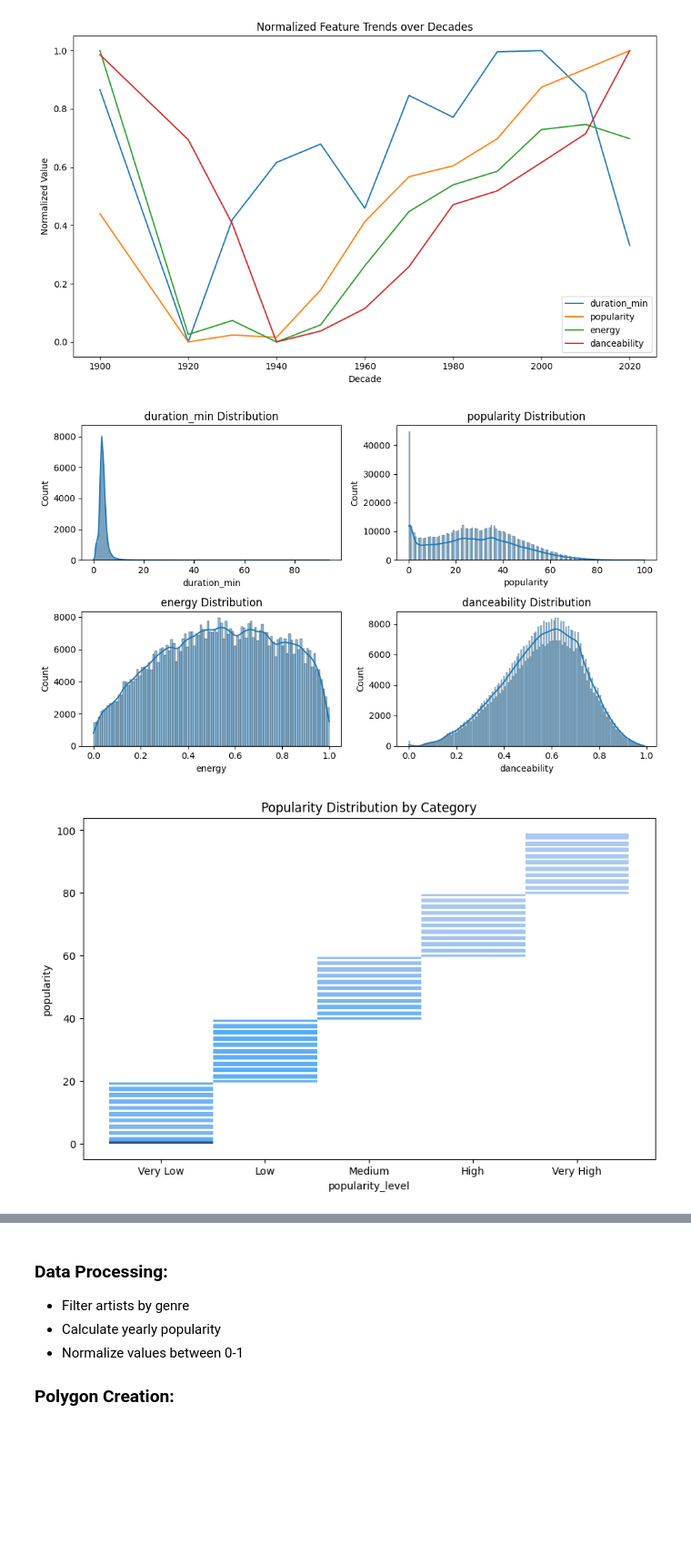
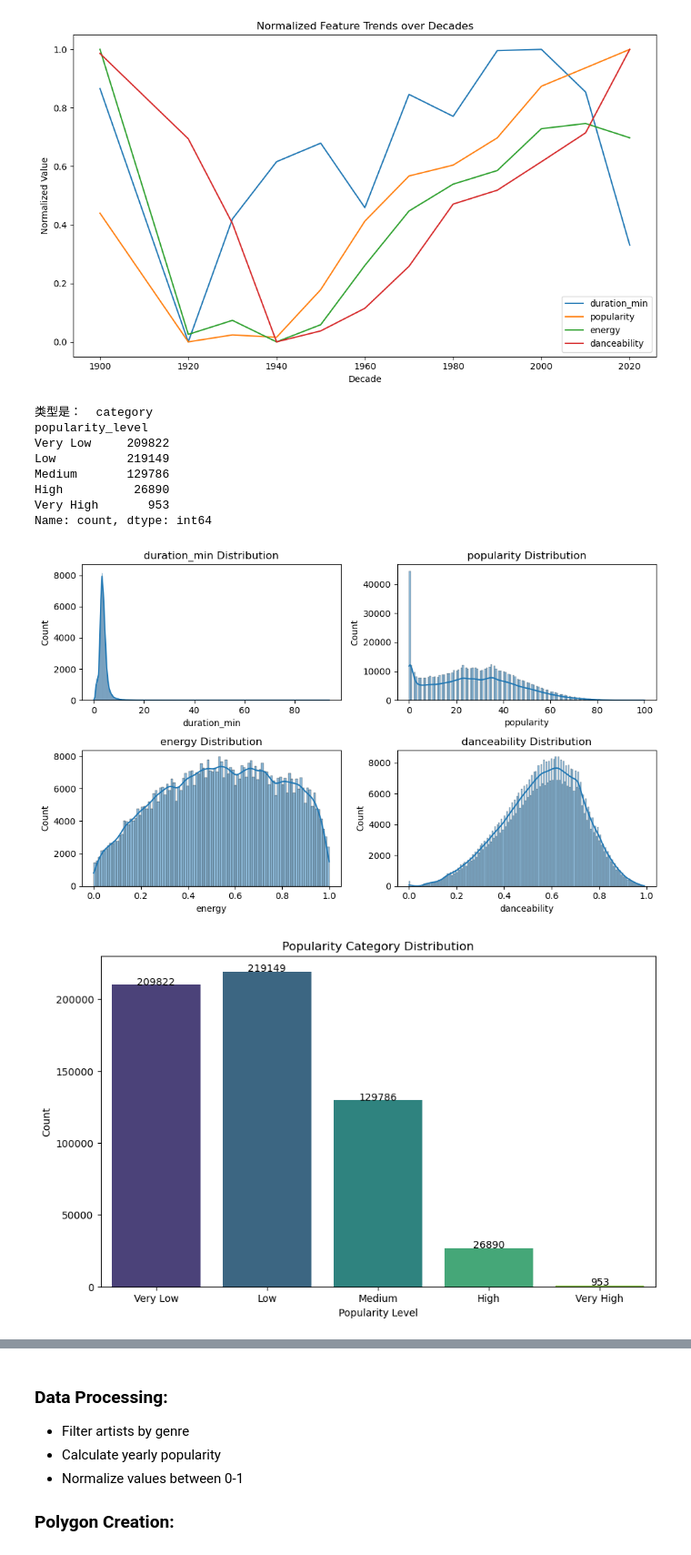
Before and after one commit to linksequel/cs5481-data, a Jupyter notebook: assign/ass2/w34-personal.ipynb, the cells around one changed output, grey strips where cells are left out. Shown at 91% size. Cells and saved outputs as stored; diff of their text form; code cells hidden in the pictures; blank space fills up the shorter version.

```diff
--- a/assign/ass2/w34-personal.ipynb
+++ b/assign/ass2/w34-personal.ipynb
@@ -325,29 +331,54 @@ plt.show()
 # %%
 def plot_feature_distributions(df):
     """
     Task: Create distribution visualizations:
     1. Multiple feature distributions
     2. Popularity distribution by category
     3. Audio feature relationships
     """
     # 1. Multiple feature distributions
     features = ['duration_min', 'popularity', 'energy', 'danceability']
     fig, axes = plt.subplots(2, 2, figsize=(10, 6))
     axes = axes.flatten()
     for i, feature in enumerate(features):
         sns.histplot(df[feature], kde=True, ax=axes[i])
         axes[i].set_title(f'{feature} Distribution')
     plt.tight_layout()
 
     # 2. Popularity distribution by category
     category_col = 'popularity_level'
+    print("类型是： ", df[category_col].dtype)
     if category_col in df.columns:
         plt.figure(figsize=(10, 6))
-        sns.histplot(x=category_col, y='popularity', data=df)
-        plt.title('Popularity Distribution by Category')
+        # 显示每个类别的数量分布
+        value_counts = df[category_col].value_counts().sort_index()
+        print(value_counts)
+        ax = sns.barplot(x=value_counts.index, y=value_counts.values, hue=value_counts.index, palette="viridis", legend=False)
+        # 添加数值标注
+        for i, v in enumerate(value_counts):
+            ax.text(i, v + 1, str(v), ha='center')
+        plt.title('Popularity Category Distribution')
+        plt.xlabel('Popularity Level')
+        plt.ylabel('Count')
+
+    # 3. Audio feature relationships
+    audio_features = ['energy', 'danceability', 'loudness', 'valence']
+    corr_matrix = df[audio_features].corr()
+    plt.figure(figsize=(8, 6))
+    sns.heatmap(corr_matrix, annot=True, cmap='coolwarm')
+    plt.title('Audio Feature Relationships')
+    plt.tight_layout()
     return fig
 plot_feature_distributions(cleaned_tracks)
 plt.show()
 # %% [output]
+类型是：  category
+popularity_level
+Very Low     209822
+Low          219149
+Medium       129786
+High          26890
+Very High       953
+Name: count, dtype: int64
 [figure]
-[figure, old version]
+[figure, new version]
```
Also changed, not shown: parts of 7 cells of this notebook, 4 other files.
